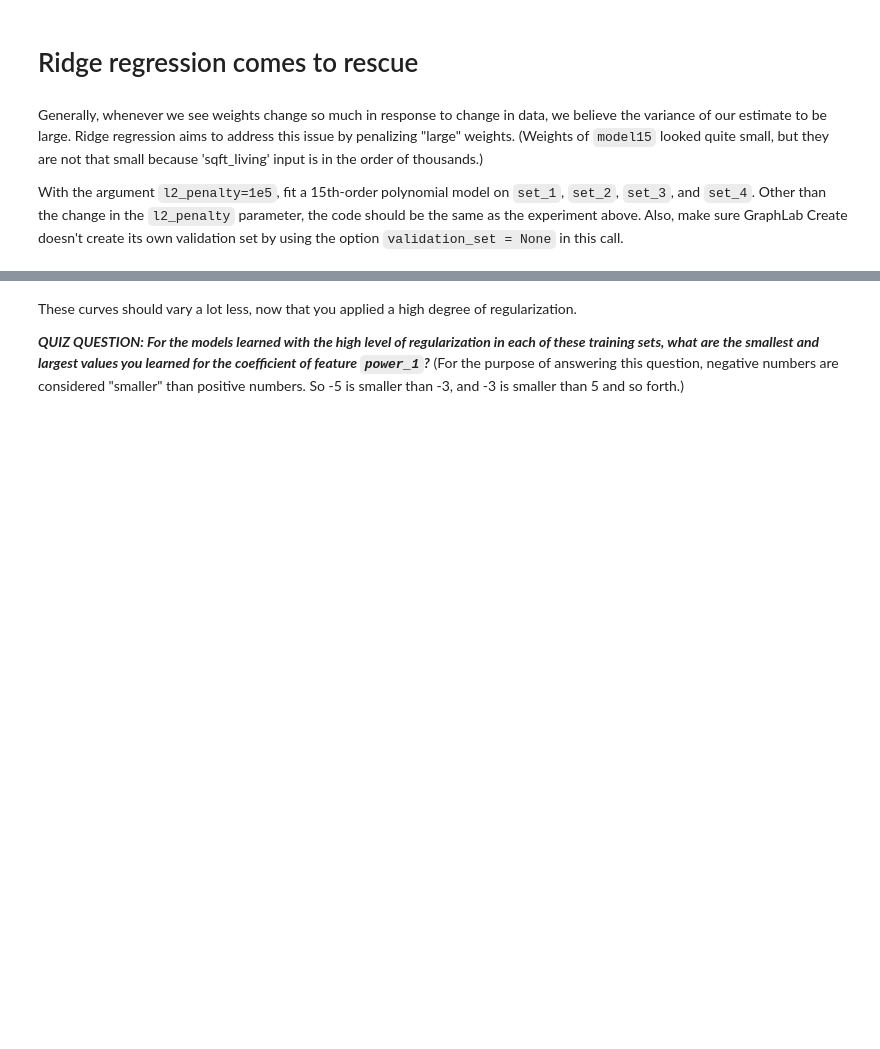
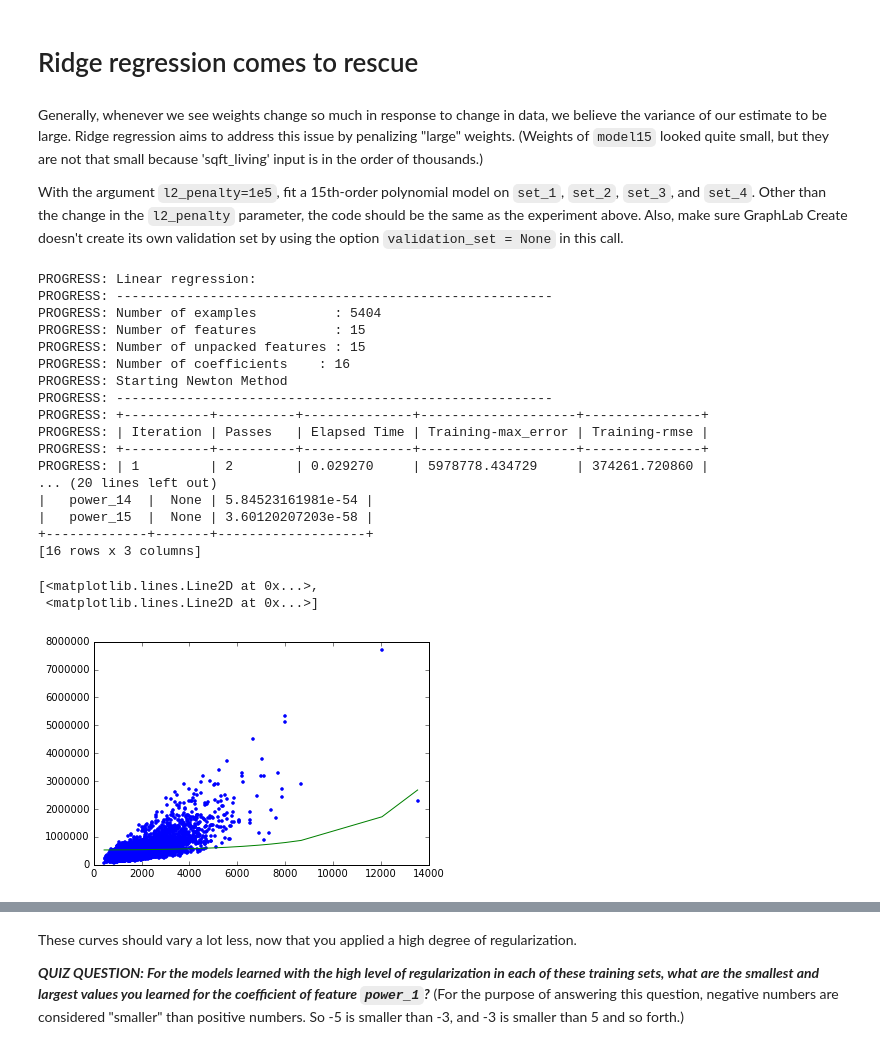
Before and after one commit to rbudzyns/Regression, a Jupyter notebook: week-4-ridge-regression-assignment-1-blank.ipynb, the cells around one changed output, grey strips where cells are left out. Saved outputs shown, nothing was run; the diff lists cells and outputs as text; code cells hidden in the pictures; blank space fills up the shorter version.

```diff
--- a/week-4-ridge-regression-assignment-1-blank.ipynb
+++ b/week-4-ridge-regression-assignment-1-blank.ipynb
@@ -226,3 +233,32 @@ The four curves should differ from one another a lot, as should the coefficients
 Generally, whenever we see weights change so much in response to change in data, we believe the variance of our estimate to be large. Ridge regression aims to address this issue by penalizing "large" weights. (Weights of `model15` looked quite small, but they are not that small because 'sqft_living' input is in the order of thousands.)
 
 With the argument `l2_penalty=1e5`, fit a 15th-order polynomial model on `set_1`, `set_2`, `set_3`, and `set_4`. Other than the change in the `l2_penalty` parameter, the code should be the same as the experiment above. Also, make sure GraphLab Create doesn't create its own validation set by using the option `validation_set = None` in this call.
+# %%
+poly15_set1 = polynomial_sframe(set_1['sqft_living'], 15)
+my_features = poly15_set1.column_names() # get the name of the features
+poly15_set1['price'] = set_1['price'] # add price to the data since it's the target
+model15_1 = graphlab.linear_regression.create(poly15_set1, target = 'price', l2_penalty=1e5,
+                                              features = my_features, validation_set = None)
+model15_1.get("coefficients").print_rows(num_rows=16)
+plt.plot(poly15_set1['power_1'], poly15_set1['price'], '.', poly15_set1['power_1'], model15_1.predict(poly15_set1),'-')
+# %% [output]
+PROGRESS: Linear regression:
+PROGRESS: --------------------------------------------------------
+PROGRESS: Number of examples          : 5404
+PROGRESS: Number of features          : 15
+PROGRESS: Number of unpacked features : 15
+PROGRESS: Number of coefficients    : 16
+PROGRESS: Starting Newton Method
+PROGRESS: --------------------------------------------------------
+PROGRESS: +-----------+----------+--------------+--------------------+---------------+
+PROGRESS: | Iteration | Passes   | Elapsed Time | Training-max_error | Training-rmse |
+PROGRESS: +-----------+----------+--------------+--------------------+---------------+
+PROGRESS: | 1         | 2        | 0.029270     | 5978778.434729     | 374261.720860 |
+... (20 lines left out)
+|   power_14  |  None | 5.84523161981e-54 |
+|   power_15  |  None | 3.60120207203e-58 |
++-------------+-------+-------------------+
+[16 rows x 3 columns]
+[<matplotlib.lines.Line2D at 0x...>,
+ <matplotlib.lines.Line2D at 0x...>]
+[figure, added]
```
Also changed, not shown: parts of 23 cells of this notebook, 1 other file.
